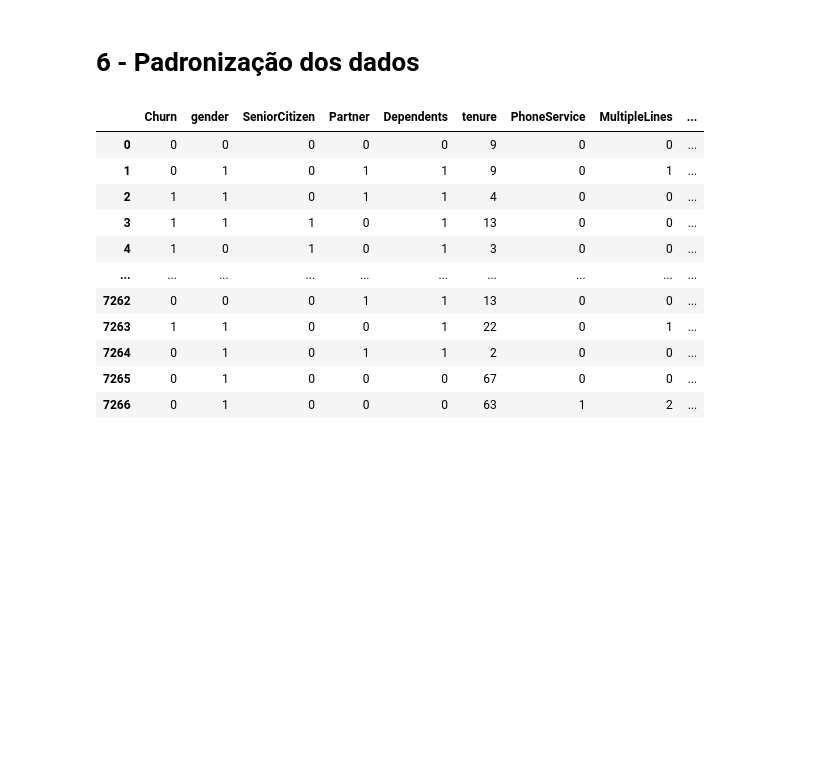
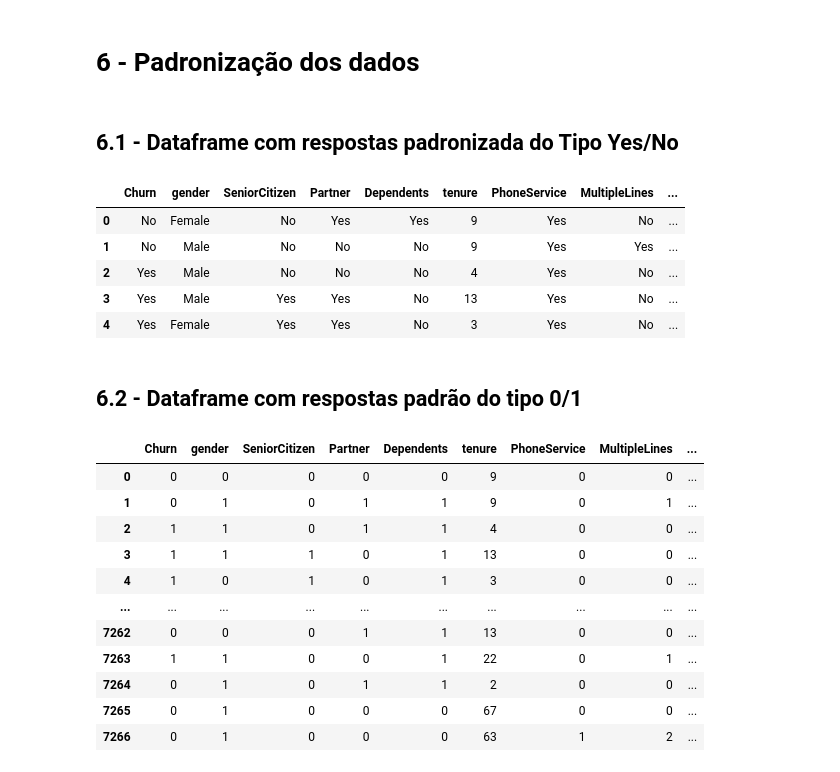
Before and after one commit to goto-95/Challenge_DataScience_AluraVoz, a Jupyter notebook: Challenge_DS_Alura_Semana01.ipynb, the cells around one changed output. Saved outputs shown, nothing was run; the diff lists cells and outputs as text; code cells hidden in the pictures; blank space fills up the shorter version.

```diff
--- a/Challenge_DS_Alura_Semana01.ipynb
+++ b/Challenge_DS_Alura_Semana01.ipynb
@@ -205,5 +205,21 @@ df.describe()
 | max | 1.000000 | 72.000000 | 118.750000 | 8684.800000 |
 # %% [markdown]
 # **6 - Padronização dos dados**
+# %% [markdown]
+## **6.1 - Dataframe com respostas padronizada do Tipo Yes/No**
+# %%
+df['SeniorCitizen'] = df['SeniorCitizen'].map({0:'No', 1:'Yes'})
+df_obj = df
+df_obj.drop('customerID',axis=1,inplace=True)
+df_obj.head()
+# %% [output]
+|  | Churn | gender | SeniorCitizen | Partner | Dependents | tenure | PhoneService | MultipleLines | ... |
+| 0 | No | Female | No | Yes | Yes | 9 | Yes | No | ... |
+| 1 | No | Male | No | No | No | 9 | Yes | Yes | ... |
+| 2 | Yes | Male | No | No | No | 4 | Yes | No | ... |
+| 3 | Yes | Male | Yes | Yes | No | 13 | Yes | No | ... |
+| 4 | Yes | Female | Yes | Yes | No | 3 | Yes | No | ... |
+# %% [markdown]
+## **6.2 - Dataframe com respostas padrão do tipo 0/1**
 # %%
 mappings = []
```
Also changed, not shown: parts of 4 cells of this notebook, 1 other file.
